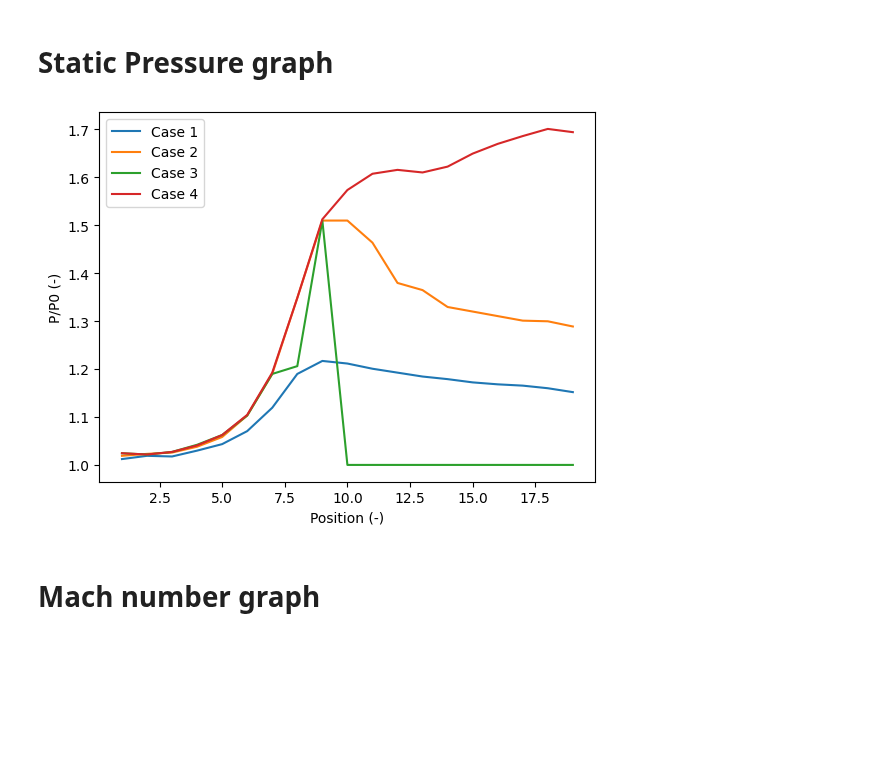
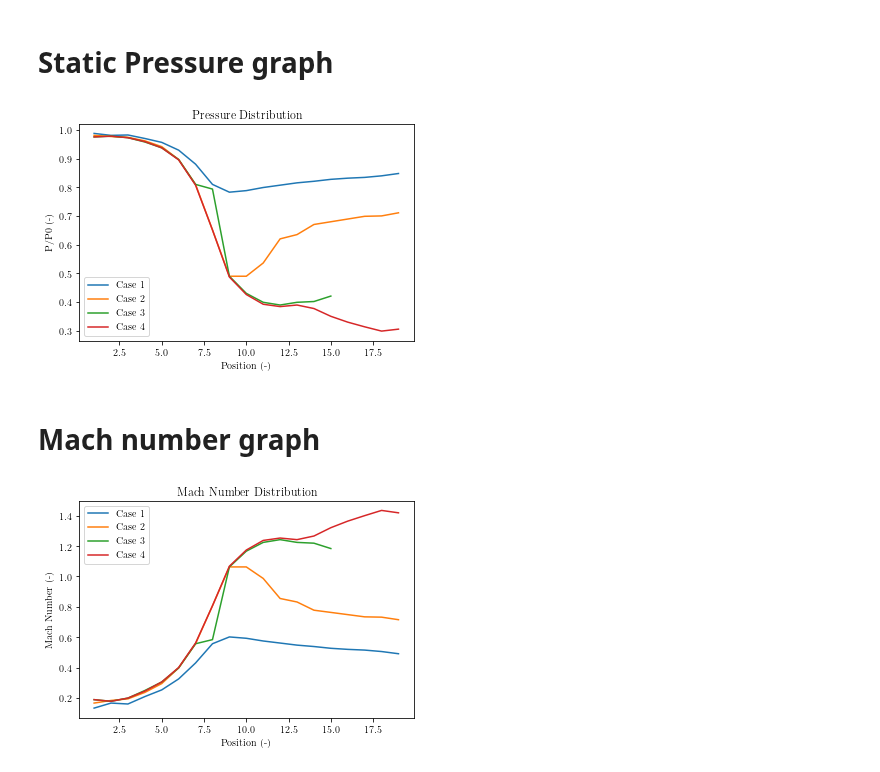
Before and after one commit to lpender3672/MEng-CW, a Jupyter notebook: IIA/3A3/Supersonic_Nozzle/analysis.ipynb, the cells around one changed output. Cells and saved outputs as stored; diff of their text form; code cells hidden in the pictures; blank space fills up the shorter version.

```diff
--- a/IIA/3A3/Supersonic_Nozzle/analysis.ipynb
+++ b/IIA/3A3/Supersonic_Nozzle/analysis.ipynb
@@ -1,3 +1,7 @@
 # %%
 import numpy as np
 import matplotlib.pyplot as plt
+
+plt.rcParams["text.usetex"] = True
+plt.rcParams["font.family"] = "serif"
+plt.rcParams['figure.facecolor'] = 'white'
@@ -3,0 +10,17 @@ import matplotlib.pyplot as plt
+# %%
+inchHg= 29.03 # inch Hg for calculating pressure
+inchTOm = 25.4 * 1e-3 # inch to m conversion
+T = 23.01 + 273.15 # K
+g = 9.81 # m/s^2 gravity
+R = 287.05 # J/(kg K) specific gas constant of air
+
+# desnity from temperature calculation
+rho_Hg = 13595 # kg/m^3 density of mercury
+rho_H2O = 1000 # kg/m^3 density of water
+
+P0 =  rho_Hg * g * inchHg * inchTOm # Pa
+print(f"The Atmospheric Pressure is {P0} Pa")
+
+# density of air calculation
+rho_air = P0 / (R * T) # kg/m^3
+print(f"The density of air is {rho_air} kg/m^3")
@@ -4,22 +65,63 @@ import matplotlib.pyplot as plt
 # %% [markdown]
 # Static Pressure graph
 # %%
+def get_rp(tab):
+    dh = (tab[:,2] - tab[:,1]) * 1e-2 # m
+    p = P0 - rho_Hg * g * dh
+
+    return p / P0
+
 C1 = np.loadtxt('case1.txt', skiprows=1)
+C1_rp = get_rp(C1)
 C2 = np.loadtxt('case2.txt', skiprows=1)
+C2_rp = get_rp(C2)
 C3 = np.loadtxt('case3.txt', skiprows=1)
+C3_rp = get_rp(C3)
 C4 = np.loadtxt('case4.txt', skiprows=1)
+C4_rp = get_rp(C4)
 
-plt.plot(C1[:,0], C1[:,-1], label='Case 1')
-plt.plot(C2[:,0], C2[:,-1], label='Case 2')
-plt.plot(C3[:,0], C3[:,-1], label='Case 3')
-plt.plot(C4[:,0], C4[:,-1], label='Case 4')
+C3_SHOCK_LOCATION = 15
+
+fig,ax = plt.subplots()
+x = C1[:,0]
+ax.plot(x, C1_rp, label='Case 1')
+ax.plot(x, C2_rp, label='Case 2')
+ax.plot(x[:C3_SHOCK_LOCATION], C3_rp[:C3_SHOCK_LOCATION] , label='Case 3')
+ax.plot(x, C4_rp, label='Case 4')
 
 plt.xlabel('Position (-)')
 plt.ylabel('P/P0 (-)')
+plt.title('Pressure Distribution')
 plt.legend()
 
 plt.show()
 # %% [output]
-[figure, old version]
+[figure, new version]
 # %% [markdown]
 # Mach number graph
+# %%
+
+def calc_M(rp):
+    # calc mach number from pressure ratio
+    g = 1.4
+    M2 = (rp ** -((g-1)/g) - 1) * 2 / (g - 1)
+    return np.sqrt(M2)
+
+C1_M = calc_M(C1_rp)
+C2_M = calc_M(C2_rp)
+C3_M = calc_M(C3_rp)
+C4_M = calc_M(C4_rp)
+
+fig,ax = plt.subplots()
+ax.plot(C1[:,0], C1_M, label='Case 1')
+ax.plot(C2[:,0], C2_M, label='Case 2')
+ax.plot(C3[:C3_SHOCK_LOCATION,0], C3_M[:C3_SHOCK_LOCATION], label='Case 3')
+ax.plot(C4[:,0], C4_M, label='Case 4')
+
+plt.xlabel('Position (-)')
+plt.ylabel('Mach Number (-)')
+plt.title('Mach Number Distribution')
+plt.legend()
+plt.show()
+# %% [output]
+[figure, added]
```
Also changed, not shown: parts of 7 cells of this notebook, 8 other files.
